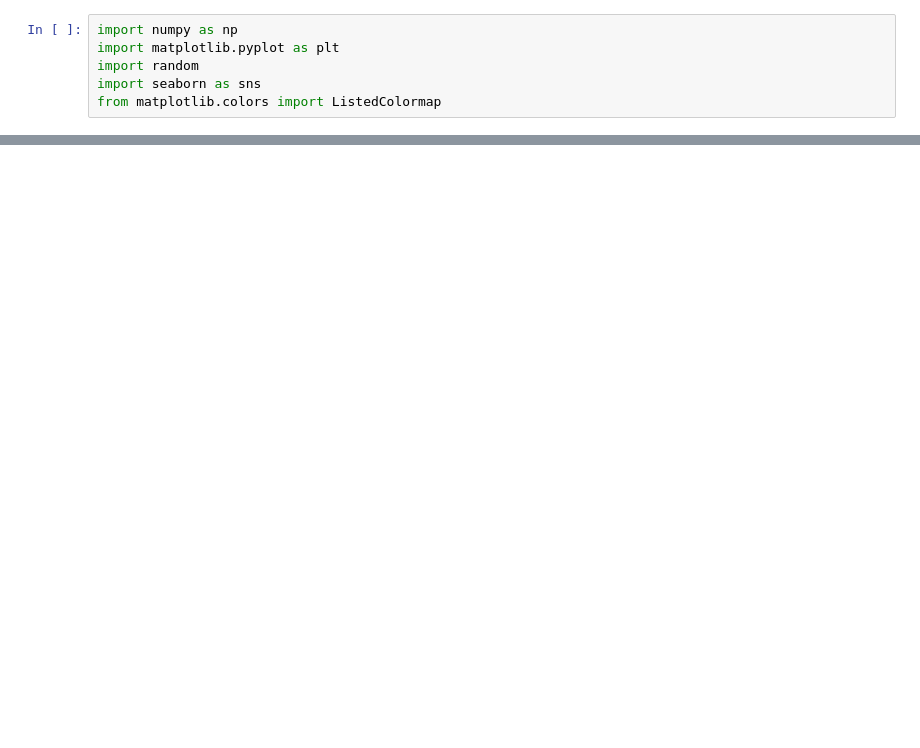
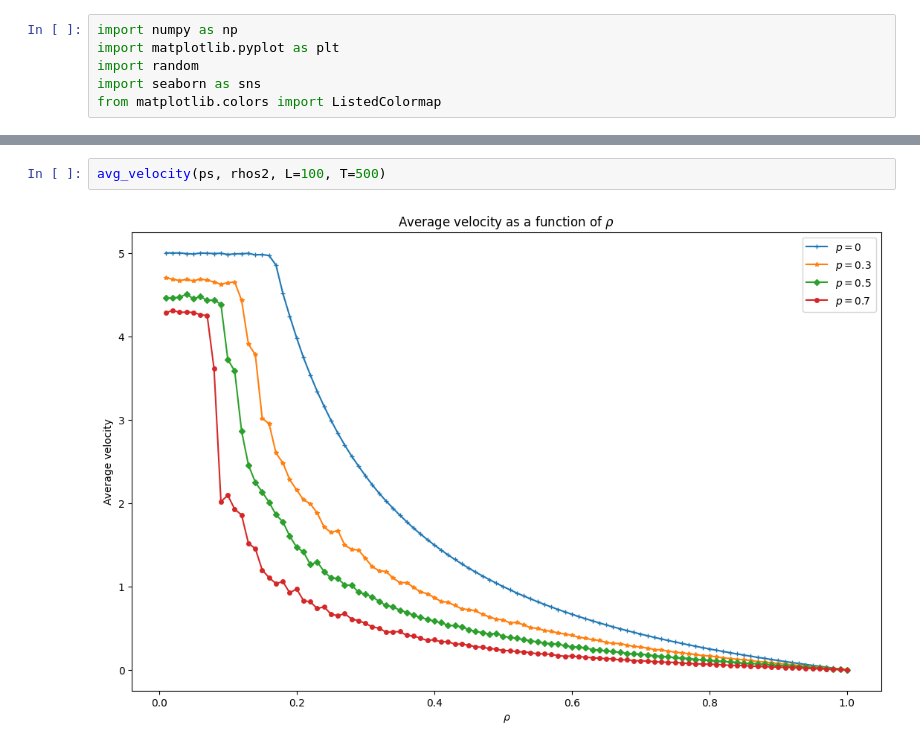
Before and after one commit to KasiaMacioszek/AgentBasedModelling, a Jupyter notebook: Assignment4/Assignment4.ipynb, the cells around one changed output, grey strips where cells are left out. Saved outputs shown, nothing was run; the diff lists cells and outputs as text; blank space fills up the shorter version.

```diff
--- a/Assignment4/Assignment4.ipynb
+++ b/Assignment4/Assignment4.ipynb
@@ -123,0 +112,4 @@ avg_velocity(ps, rhos)
+# %%
+avg_velocity(ps, rhos2, L=100, T=500)
+# %% [output]
+[figure, added]
```
Also changed, not shown: parts of 9 cells of this notebook, 5 other files.
